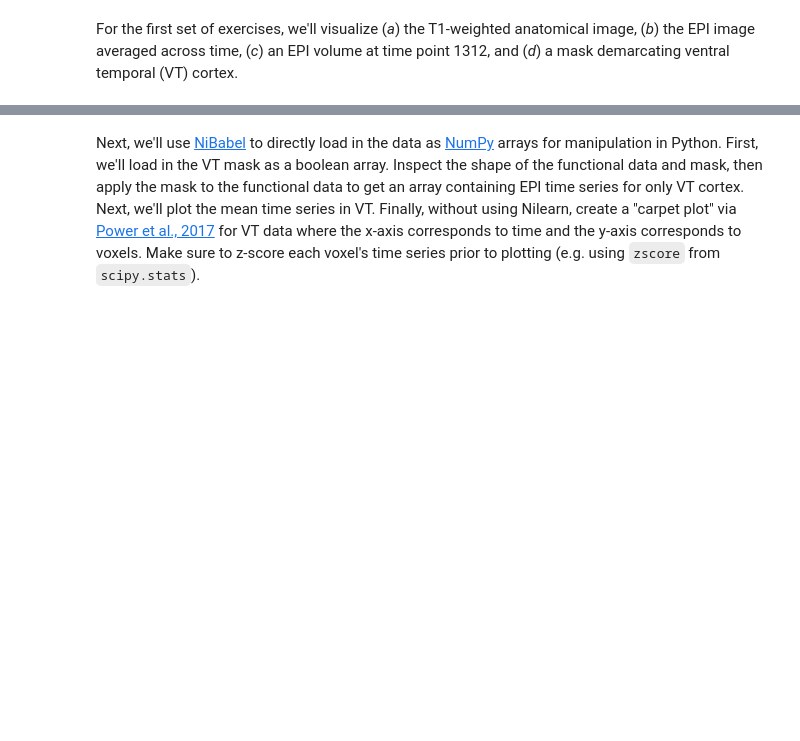
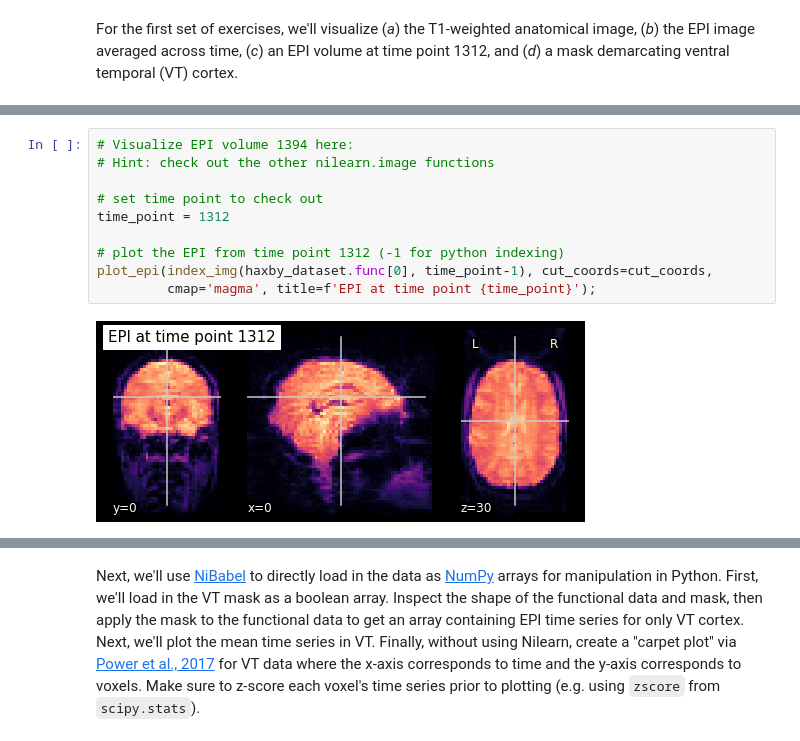
Before and after one commit to jye6680/psets, a Jupyter notebook: fmri-ps1/KarenChristianson-fmri-ps1-exercises.ipynb, the cells around one changed output, grey strips where cells are left out. Drawn from its saved outputs; the diff is of its cells as text; blank space fills up the shorter version.

```diff
--- a/fmri-ps1/KarenChristianson-fmri-ps1-exercises.ipynb
+++ b/fmri-ps1/KarenChristianson-fmri-ps1-exercises.ipynb
@@ -31,0 +49,12 @@ For the first set of exercises, we'll visualize (*a*) the T1-weighted anatomical
+# %%
+# Visualize EPI volume 1394 here:
+# Hint: check out the other nilearn.image functions
+
+# set time point to check out
+time_point = 1312
+
+# plot the EPI from time point 1312 (-1 for python indexing)
+plot_epi(index_img(haxby_dataset.func[0], time_point-1), cut_coords=cut_coords,
+         cmap='magma', title=f'EPI at time point {time_point}');
+# %% [output]
+[figure, added]
```
Also changed, not shown: parts of 27 cells of this notebook.
